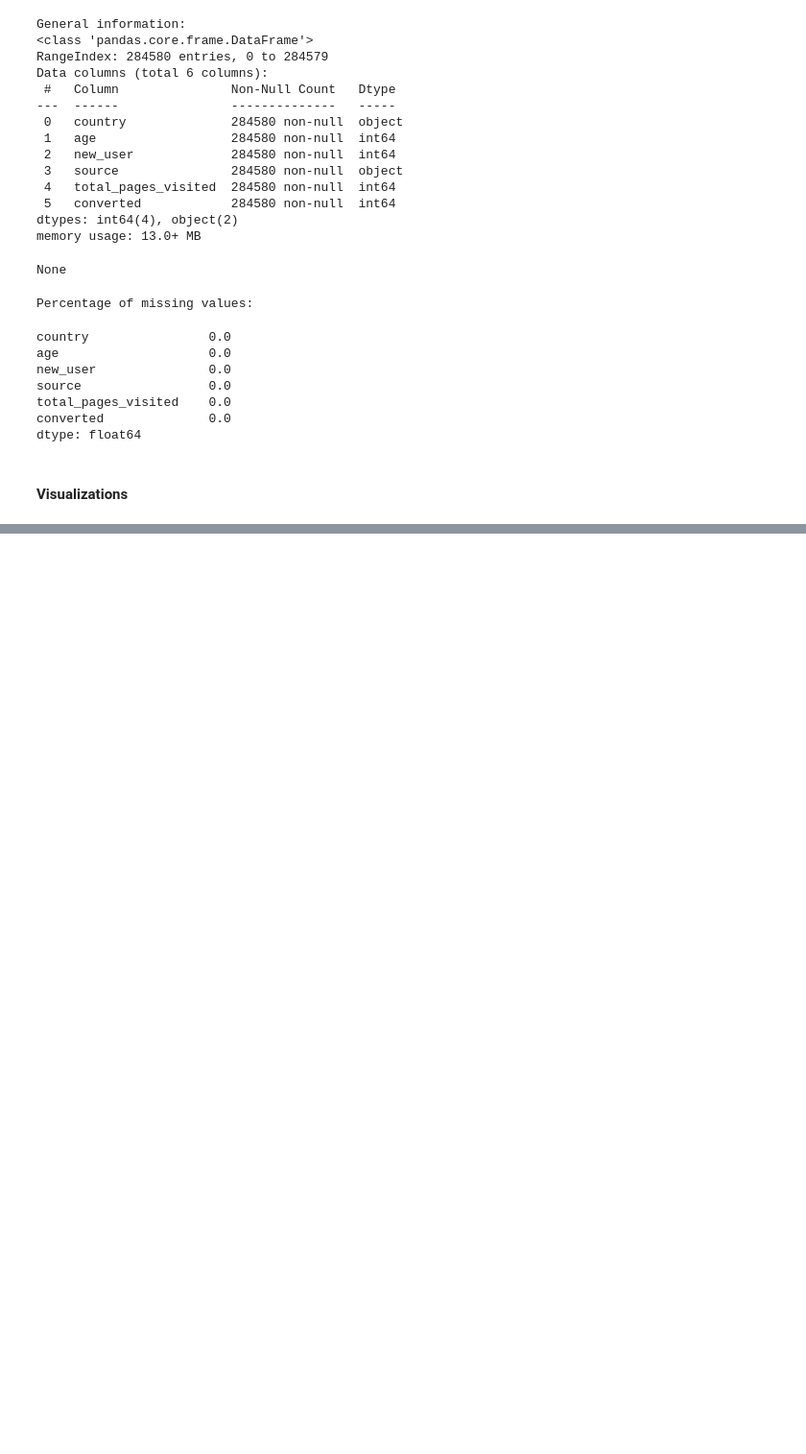
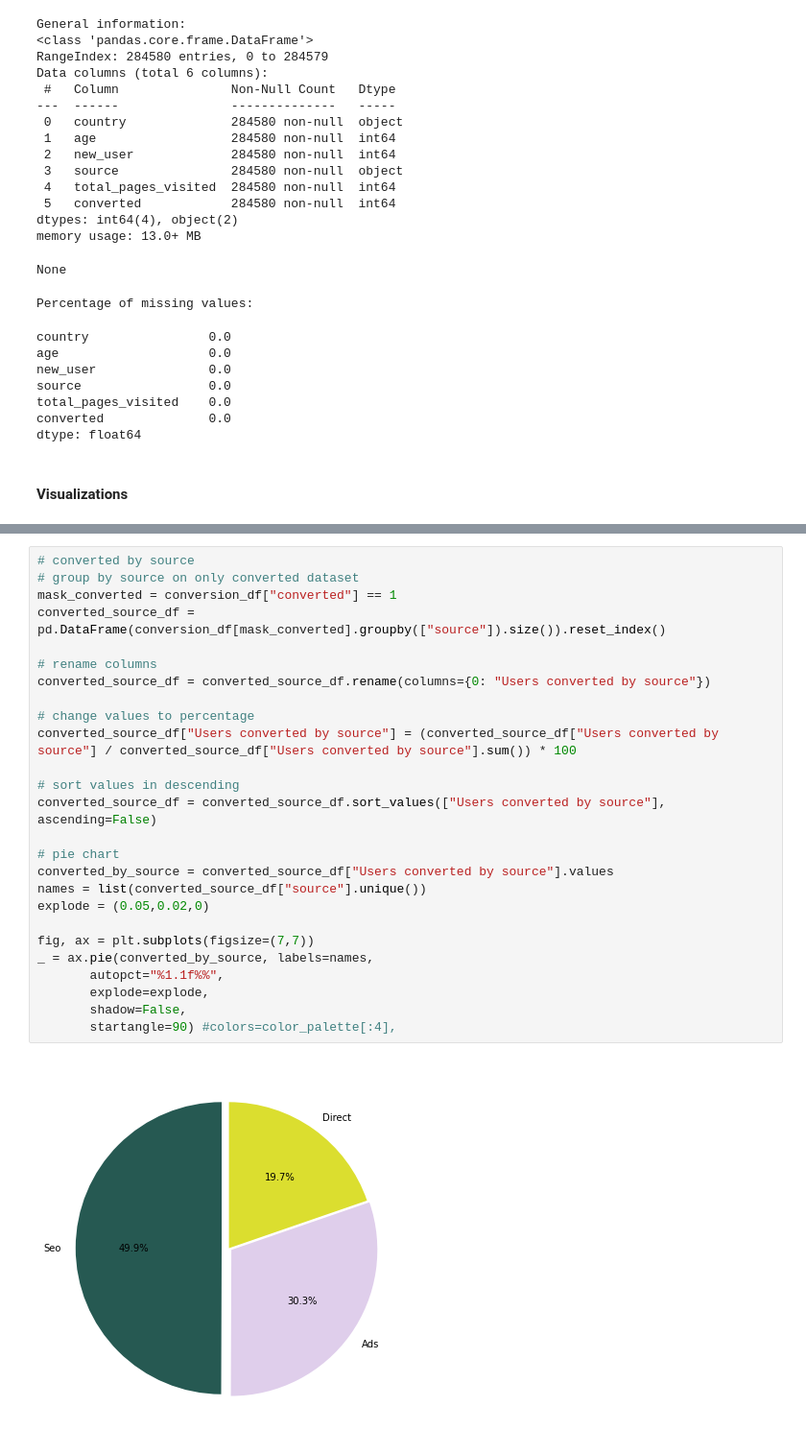
Before and after one commit to MKrouma/Jedha_Walmart-Rate-Uber, a Jupyter notebook: Rate/notebook/conversion_rate.ipynb, the cells around one changed output, grey strips where cells are left out. Shown at 96% size. Saved outputs shown, nothing was run; the diff lists cells and outputs as text; blank space fills up the shorter version.

```diff
--- a/Rate/notebook/conversion_rate.ipynb
+++ b/Rate/notebook/conversion_rate.ipynb
@@ -134,0 +167,28 @@ dtype: float64
+# %%
+# converted by source
+# group by source on only converted dataset
+mask_converted = conversion_df["converted"] == 1
+converted_source_df = pd.DataFrame(conversion_df[mask_converted].groupby(["source"]).size()).reset_index()
+
+# rename columns
+converted_source_df = converted_source_df.rename(columns={0: "Users converted by source"})
+
+# change values to percentage
+converted_source_df["Users converted by source"] = (converted_source_df["Users converted by source"] / converted_source_df["Users converted by source"].sum()) * 100
+
+# sort values in descending
+converted_source_df = converted_source_df.sort_values(["Users converted by source"], ascending=False)
+
+# pie chart
+converted_by_source = converted_source_df["Users converted by source"].values
+names = list(converted_source_df["source"].unique())
+explode = (0.05,0.02,0)
+
+fig, ax = plt.subplots(figsize=(7,7))
+_ = ax.pie(converted_by_source, labels=names,
+       autopct="%1.1f%%",
+       explode=explode,
+       shadow=False,
+       startangle=90) #colors=color_palette[:4],
+# %% [output]
+[figure, added]
```
Also changed, not shown: parts of 21 cells of this notebook, 1 other file.
